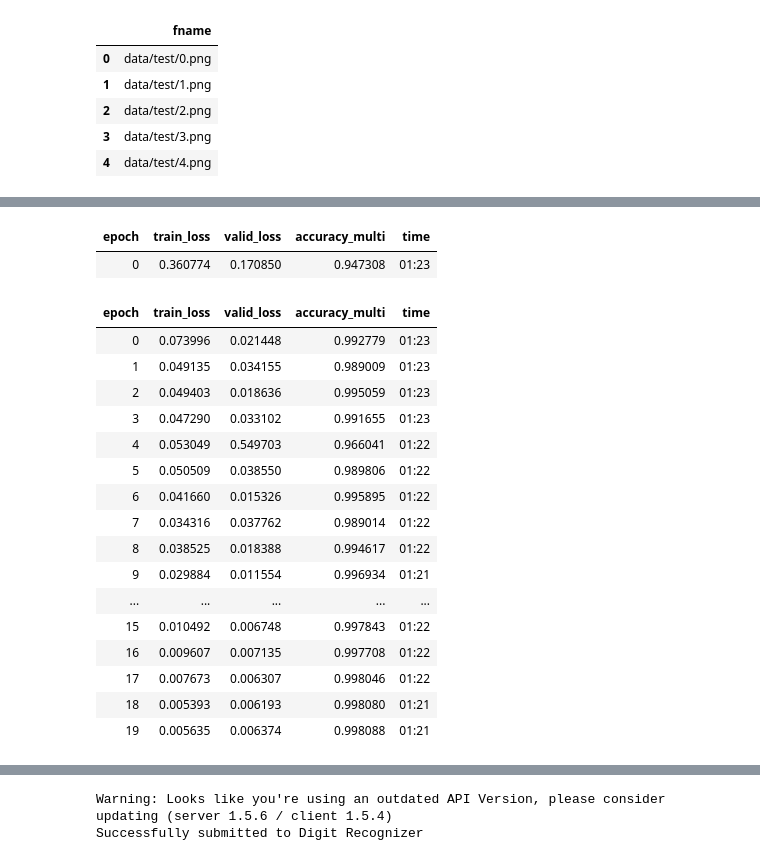
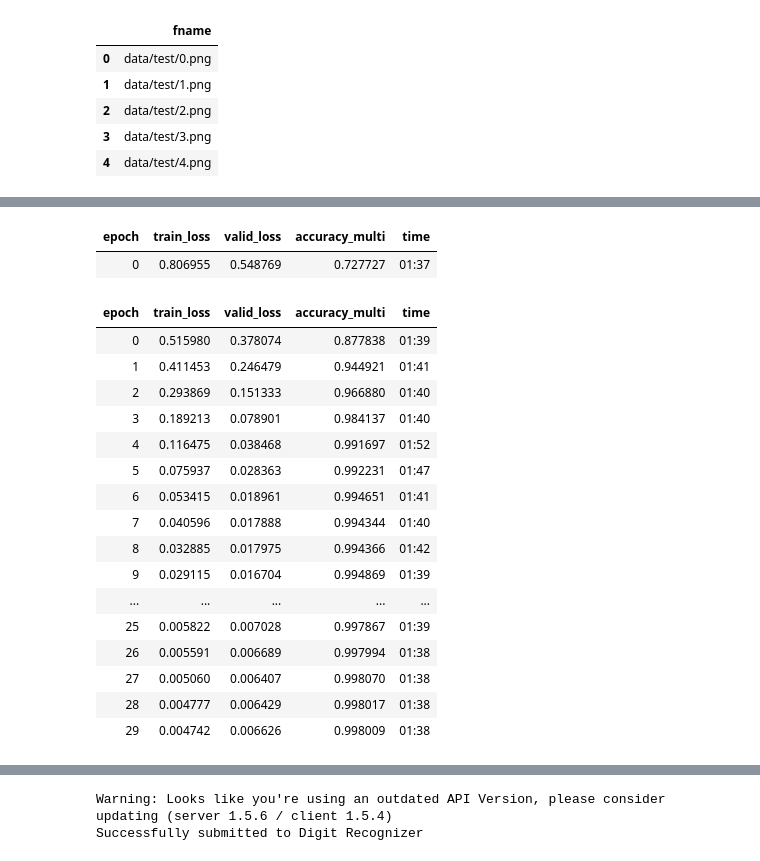
Before and after one commit to Thienbuu/practice_dl_project, a Jupyter notebook: mnist.ipynb, the cells around one changed output, grey strips where cells are left out. Saved outputs shown, nothing was run; the diff lists cells and outputs as text; code cells hidden in the pictures.

```diff
--- a/mnist.ipynb
+++ b/mnist.ipynb
@@ -144,10 +142,10 @@ def get_dls(bs, item_tfms_size, batch_tfms_size):
                                                  do_flip=False,
                                                  max_rotate=20,
                                                  max_zoom=1.2,
-                                                 max_lighting=0.1,
-                                                 p_affine=0.65,
-                                                 max_warp=0.3,
-                                                 mult=1.1
+                                                #  max_lighting=0.1,
+                                                #  p_affine=0.65,
+                                                #  max_warp=0.3,
+                                                #  mult=1.1
                                                  )
                      )
   return dblock.dataloaders(train_df)
@@ -172,28 +194,26 @@ SuggestedLRs(lr_min=0.03019951581954956, lr_steep=0.033113110810518265)
 # %%
 # base_lr = 4e-2
-# learn.fine_tune(20, lr=slice(0.5))
-lean.fit_one_cycle(1)
-learn
+learn.fine_tune(30, lr=slice(4e-2, 0.5))
 # %% [output]
 | epoch | train_loss | valid_loss | accuracy_multi | time |
-| 0 | 0.360774 | 0.170850 | 0.947308 | 01:23 |
+| 0 | 0.806955 | 0.548769 | 0.727727 | 01:37 |
 | epoch | train_loss | valid_loss | accuracy_multi | time |
-| 0 | 0.073996 | 0.021448 | 0.992779 | 01:23 |
-| 1 | 0.049135 | 0.034155 | 0.989009 | 01:23 |
-| 2 | 0.049403 | 0.018636 | 0.995059 | 01:23 |
-| 3 | 0.047290 | 0.033102 | 0.991655 | 01:23 |
-| 4 | 0.053049 | 0.549703 | 0.966041 | 01:22 |
-| 5 | 0.050509 | 0.038550 | 0.989806 | 01:22 |
-| 6 | 0.041660 | 0.015326 | 0.995895 | 01:22 |
-| 7 | 0.034316 | 0.037762 | 0.989014 | 01:22 |
-| 8 | 0.038525 | 0.018388 | 0.994617 | 01:22 |
-| 9 | 0.029884 | 0.011554 | 0.996934 | 01:21 |
+| 0 | 0.515980 | 0.378074 | 0.877838 | 01:39 |
+| 1 | 0.411453 | 0.246479 | 0.944921 | 01:41 |
+| 2 | 0.293869 | 0.151333 | 0.966880 | 01:40 |
+| 3 | 0.189213 | 0.078901 | 0.984137 | 01:40 |
+| 4 | 0.116475 | 0.038468 | 0.991697 | 01:52 |
+| 5 | 0.075937 | 0.028363 | 0.992231 | 01:47 |
+| 6 | 0.053415 | 0.018961 | 0.994651 | 01:41 |
+| 7 | 0.040596 | 0.017888 | 0.994344 | 01:40 |
+| 8 | 0.032885 | 0.017975 | 0.994366 | 01:42 |
+| 9 | 0.029115 | 0.016704 | 0.994869 | 01:39 |
 | ... | ... | ... | ... | ... |
-| 15 | 0.010492 | 0.006748 | 0.997843 | 01:22 |
-| 16 | 0.009607 | 0.007135 | 0.997708 | 01:22 |
-| 17 | 0.007673 | 0.006307 | 0.998046 | 01:22 |
-| 18 | 0.005393 | 0.006193 | 0.998080 | 01:21 |
-| 19 | 0.005635 | 0.006374 | 0.998088 | 01:21 |
+| 25 | 0.005822 | 0.007028 | 0.997867 | 01:39 |
+| 26 | 0.005591 | 0.006689 | 0.997994 | 01:38 |
+| 27 | 0.005060 | 0.006407 | 0.998070 | 01:38 |
+| 28 | 0.004777 | 0.006429 | 0.998017 | 01:38 |
+| 29 | 0.004742 | 0.006626 | 0.998009 | 01:38 |
 # %%
 learn.recorder.plot_loss()
 # %% [output]
```
Also changed, not shown: parts of 15 cells of this notebook.
